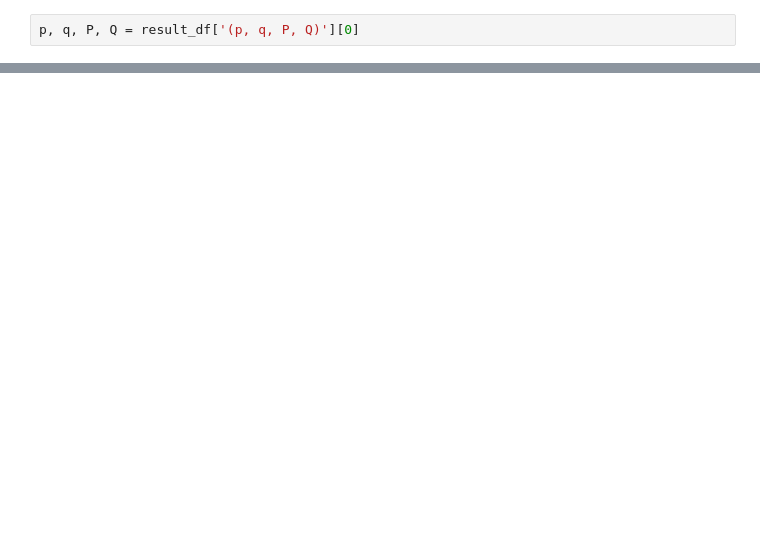
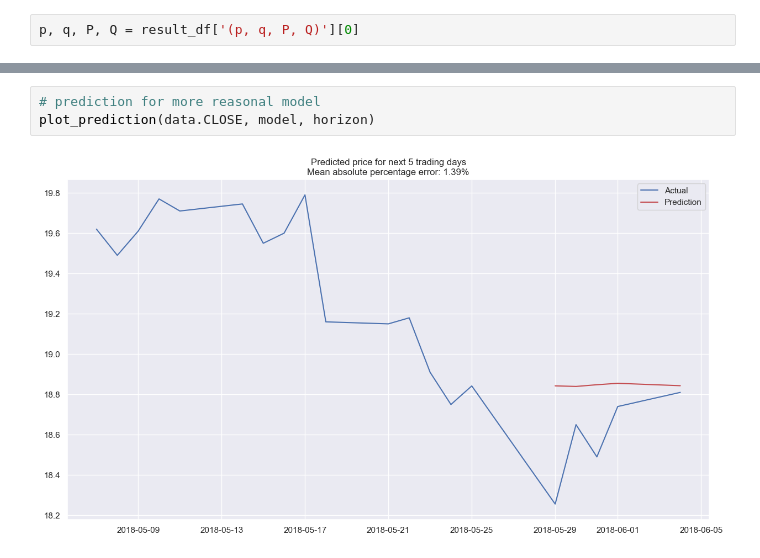
Before and after one commit to BriAnWuu/TimeSeries_Forecasting, a Jupyter notebook: TimeSeriesForecasting.ipynb, the cells around one changed output, grey strips where cells are left out. Drawn from its saved outputs; the diff is of its cells as text; blank space fills up the shorter version.

```diff
--- a/TimeSeriesForecasting.ipynb
+++ b/TimeSeriesForecasting.ipynb
@@ -430,0 +472,5 @@ Warnings:
+# %%
+# prediction for more reasonal model
+plot_prediction(data.CLOSE, model, horizon)
+# %% [output]
+[figure, added]
```
Also changed, not shown: parts of 15 cells of this notebook.
